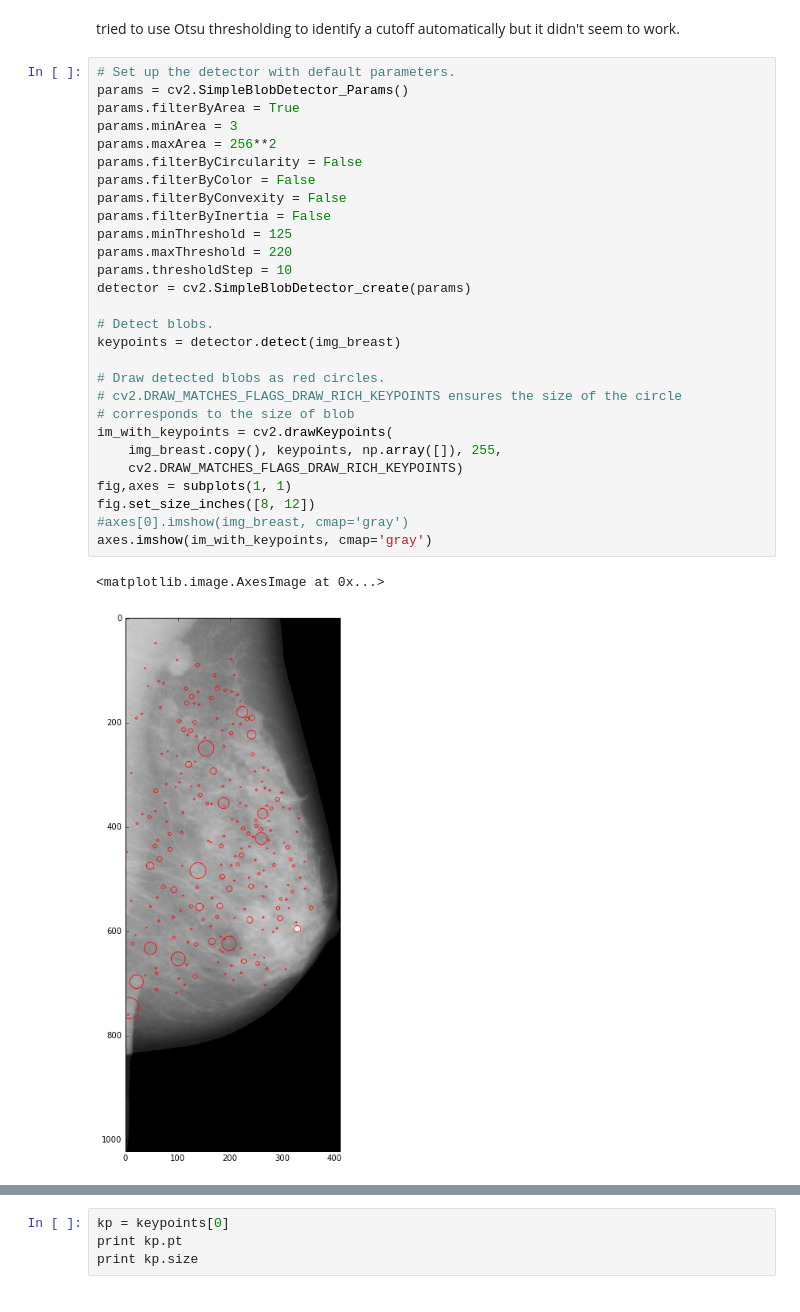
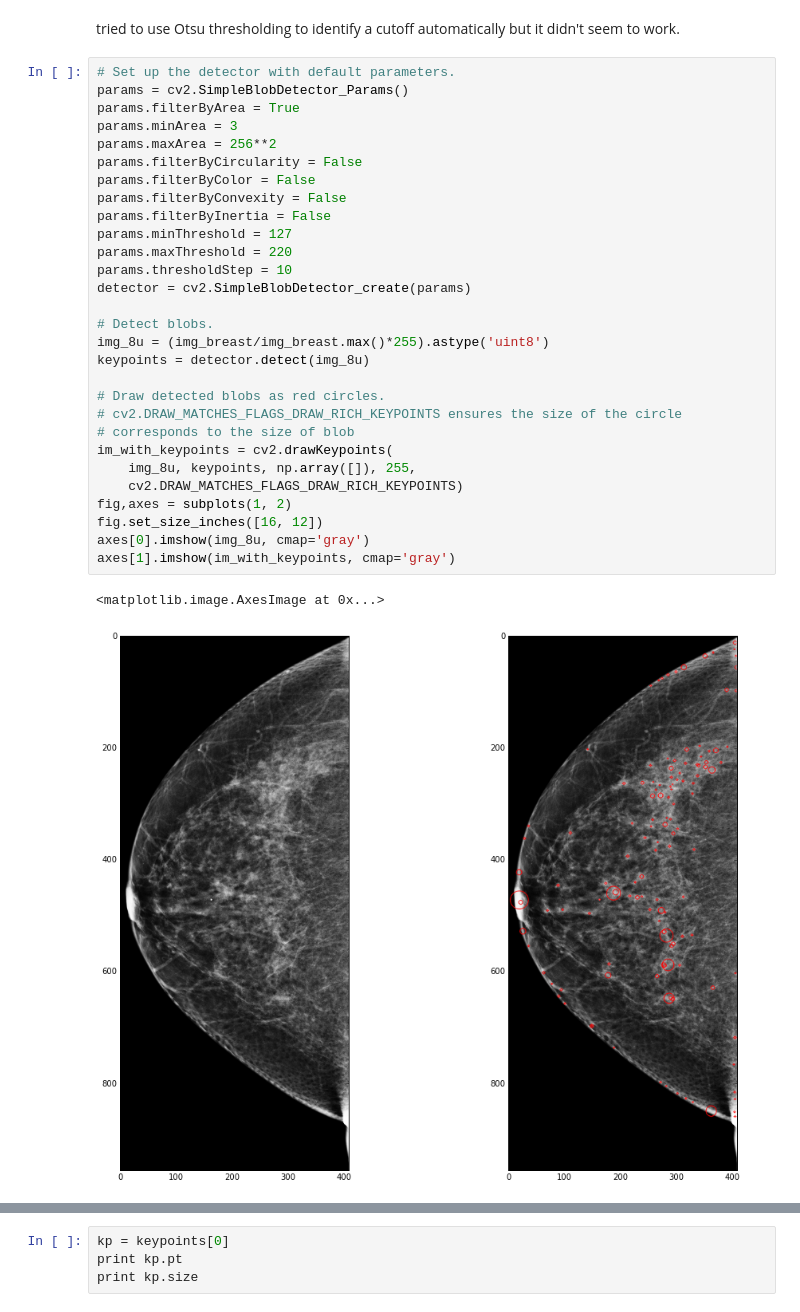
Before and after one commit to lishen/end2end-all-conv, a Jupyter notebook: MIAS.ipynb, the cells around one changed output, grey strips where cells are left out. Drawn from its saved outputs; the diff is of its cells as text.

```diff
--- a/MIAS.ipynb
+++ b/MIAS.ipynb
@@ -370,34 +370,35 @@ tried to use Otsu thresholding to identify a cutoff automatically but it didn't
 # %%
 # Set up the detector with default parameters.
 params = cv2.SimpleBlobDetector_Params()
 params.filterByArea = True
 params.minArea = 3
 params.maxArea = 256**2
 params.filterByCircularity = False
 params.filterByColor = False
 params.filterByConvexity = False
 params.filterByInertia = False
-params.minThreshold = 125
+params.minThreshold = 127
 params.maxThreshold = 220
 params.thresholdStep = 10
 detector = cv2.SimpleBlobDetector_create(params)
 
 # Detect blobs.
-keypoints = detector.detect(img_breast)
+img_8u = (img_breast/img_breast.max()*255).astype('uint8')
+keypoints = detector.detect(img_8u)
 
 # Draw detected blobs as red circles.
 # cv2.DRAW_MATCHES_FLAGS_DRAW_RICH_KEYPOINTS ensures the size of the circle
 # corresponds to the size of blob
 im_with_keypoints = cv2.drawKeypoints(
-    img_breast.copy(), keypoints, np.array([]), 255,
+    img_8u, keypoints, np.array([]), 255,
     cv2.DRAW_MATCHES_FLAGS_DRAW_RICH_KEYPOINTS)
-fig,axes = subplots(1, 1)
-fig.set_size_inches([8, 12])
-#axes[0].imshow(img_breast, cmap='gray')
-axes.imshow(im_with_keypoints, cmap='gray')
+fig,axes = subplots(1, 2)
+fig.set_size_inches([16, 12])
+axes[0].imshow(img_8u, cmap='gray')
+axes[1].imshow(im_with_keypoints, cmap='gray')
 # %% [output]
 <matplotlib.image.AxesImage at 0x...>
-[figure, old version]
+[figure, new version]
 # %%
 print len(keypoints)
 # %% [output]
```
Also changed, not shown: parts of 28 cells of this notebook.
